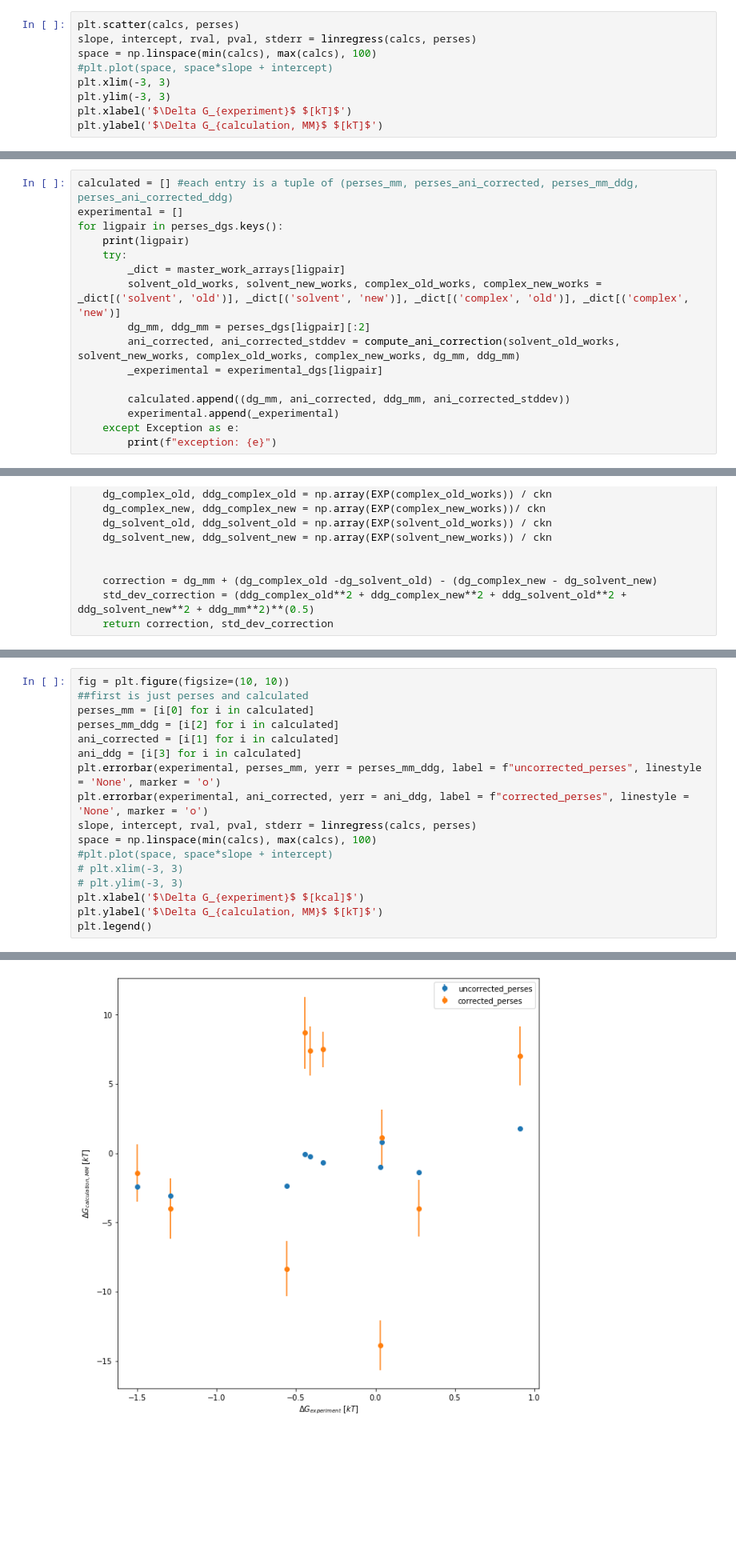
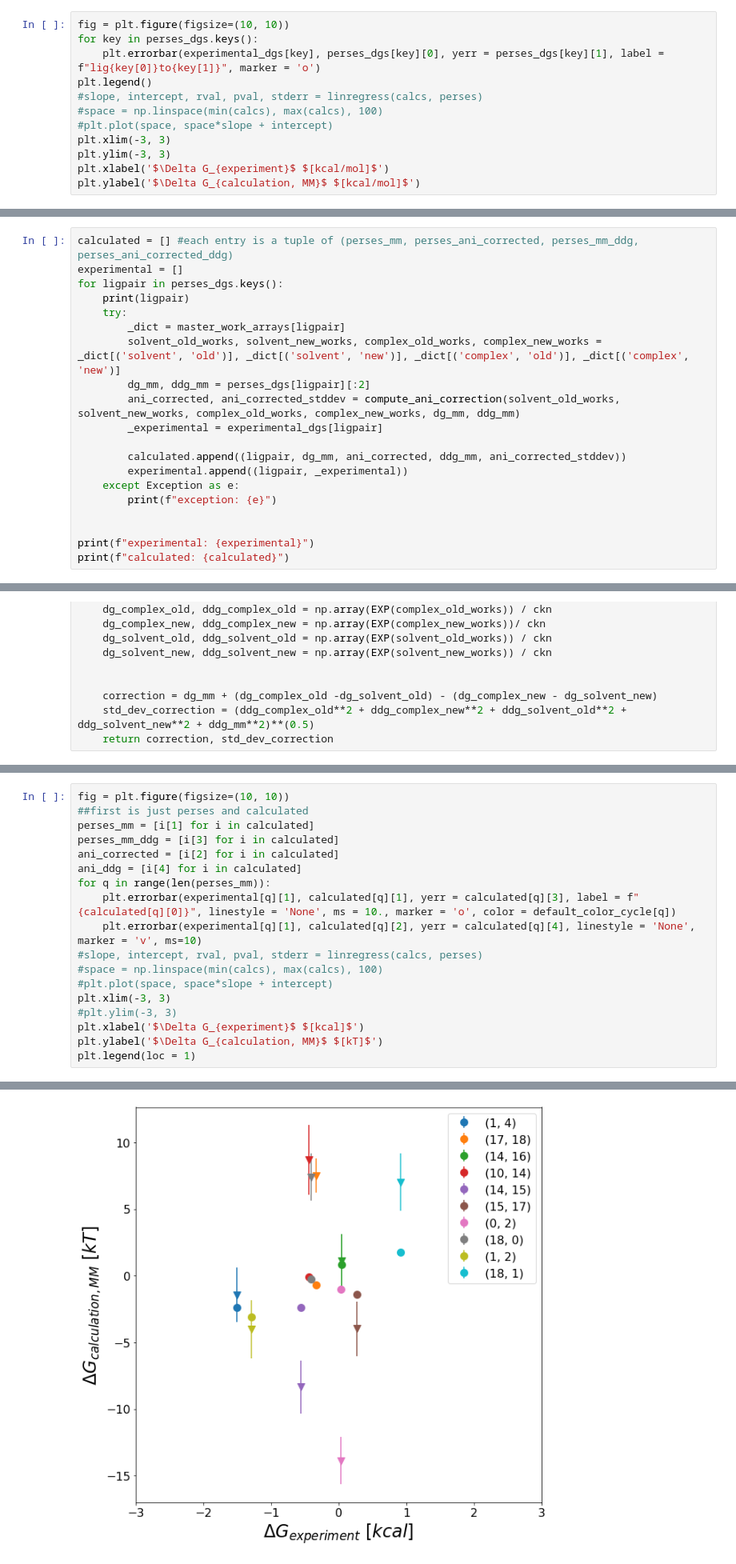
Before and after one commit to choderalab/nn-endstates, a Jupyter notebook: round_1_data/thermocycle.ipynb, the cells around one changed output, grey strips where cells are left out. Shown at 80% size. Cells and saved outputs as stored; diff of their text form; blank space fills up the shorter version.

```diff
--- a/round_1_data/thermocycle.ipynb
+++ b/round_1_data/thermocycle.ipynb
@@ -314,10 +329,13 @@ for key in keys:
 # %%
-plt.scatter(calcs, perses)
-slope, intercept, rval, pval, stderr = linregress(calcs, perses)
-space = np.linspace(min(calcs), max(calcs), 100)
+fig = plt.figure(figsize=(10, 10))
+for key in perses_dgs.keys():
+    plt.errorbar(experimental_dgs[key], perses_dgs[key][0], yerr = perses_dgs[key][1], label = f"lig{key[0]}to{key[1]}", marker = 'o')
+plt.legend()
+#slope, intercept, rval, pval, stderr = linregress(calcs, perses)
+#space = np.linspace(min(calcs), max(calcs), 100)
 #plt.plot(space, space*slope + intercept)
 plt.xlim(-3, 3)
 plt.ylim(-3, 3)
-plt.xlabel('$\Delta G_{experiment}$ $[kT]$')
-plt.ylabel('$\Delta G_{calculation, MM}$ $[kT]$')
+plt.xlabel('$\Delta G_{experiment}$ $[kcal/mol]$')
+plt.ylabel('$\Delta G_{calculation, MM}$ $[kcal/mol]$')
 # %% [output]
@@ -495,10 +512,14 @@ for ligpair in perses_dgs.keys():
         ani_corrected, ani_corrected_stddev = compute_ani_correction(solvent_old_works, solvent_new_works, complex_old_works, complex_new_works, dg_mm, ddg_mm)
         _experimental = experimental_dgs[ligpair]
 
-        calculated.append((dg_mm, ani_corrected, ddg_mm, ani_corrected_stddev))
-        experimental.append(_experimental)
+        calculated.append((ligpair, dg_mm, ani_corrected, ddg_mm, ani_corrected_stddev))
+        experimental.append((ligpair, _experimental))
     except Exception as e:
         print(f"exception: {e}")
+
+
+print(f"experimental: {experimental}")
+print(f"calculated: {calculated}")
 # %% [output]
 (1, 4)
 (17, 18)
@@ -539,23 +564,24 @@ def compute_ani_correction(solvent_old_works, solvent_new_works, complex_old_wor
 # %%
 fig = plt.figure(figsize=(10, 10))
 ##first is just perses and calculated
-perses_mm = [i[0] for i in calculated]
-perses_mm_ddg = [i[2] for i in calculated]
-ani_corrected = [i[1] for i in calculated]
-ani_ddg = [i[3] for i in calculated]
-plt.errorbar(experimental, perses_mm, yerr = perses_mm_ddg, label = f"uncorrected_perses", linestyle = 'None', marker = 'o')
-plt.errorbar(experimental, ani_corrected, yerr = ani_ddg, label = f"corrected_perses", linestyle = 'None', marker = 'o')
-slope, intercept, rval, pval, stderr = linregress(calcs, perses)
-space = np.linspace(min(calcs), max(calcs), 100)
+perses_mm = [i[1] for i in calculated]
+perses_mm_ddg = [i[3] for i in calculated]
+ani_corrected = [i[2] for i in calculated]
+ani_ddg = [i[4] for i in calculated]
+for q in range(len(perses_mm)):
+    plt.errorbar(experimental[q][1], calculated[q][1], yerr = calculated[q][3], label = f"{calculated[q][0]}", linestyle = 'None', ms = 10., marker = 'o', color = default_color_cycle[q])
+    plt.errorbar(experimental[q][1], calculated[q][2], yerr = calculated[q][4], linestyle = 'None', marker = 'v', ms=10)
+#slope, intercept, rval, pval, stderr = linregress(calcs, perses)
+#space = np.linspace(min(calcs), max(calcs), 100)
 #plt.plot(space, space*slope + intercept)
-# plt.xlim(-3, 3)
-# plt.ylim(-3, 3)
+plt.xlim(-3, 3)
+#plt.ylim(-3, 3)
 plt.xlabel('$\Delta G_{experiment}$ $[kcal]$')
 plt.ylabel('$\Delta G_{calculation, MM}$ $[kT]$')
-plt.legend()
+plt.legend(loc = 1)
 # %% [output]
 <matplotlib.legend.Legend at 0x...>
-[figure, old version]
+[figure, new version]
 # %%
 a, b = np.array([1., 2.])/0.593
 # %%
```
Also changed, not shown: parts of 47 cells of this notebook.
